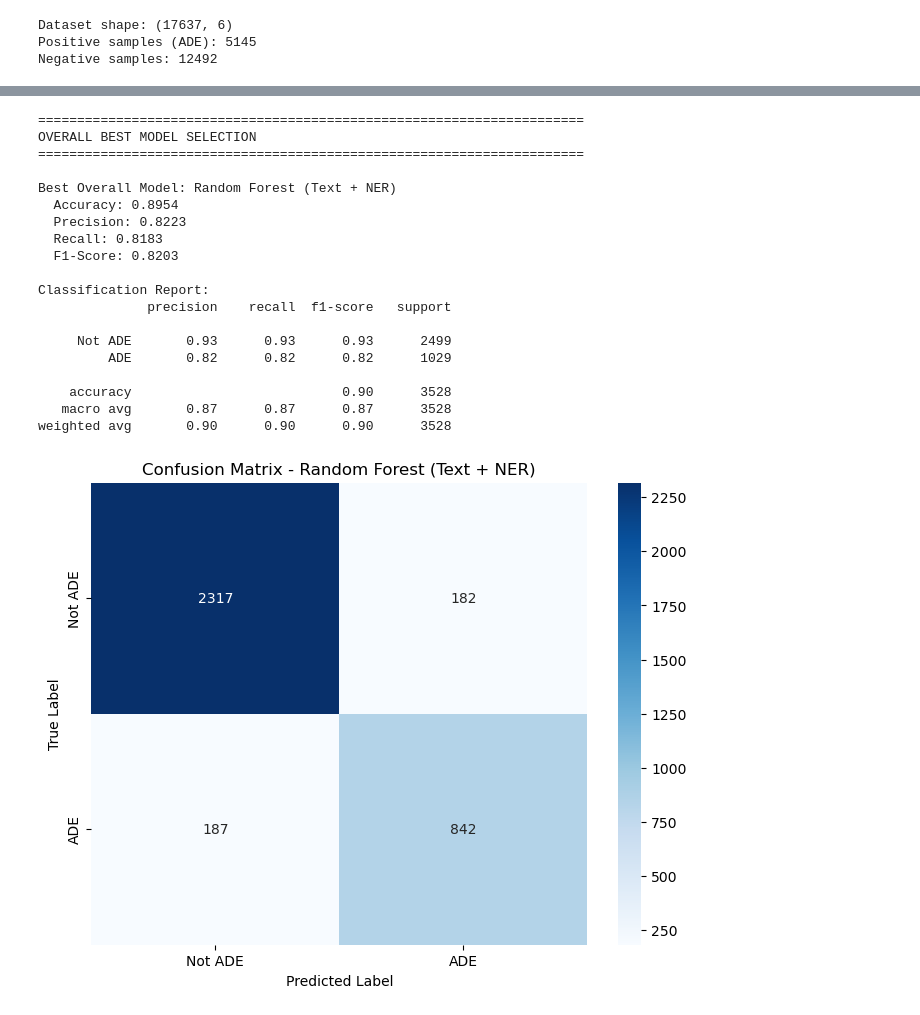
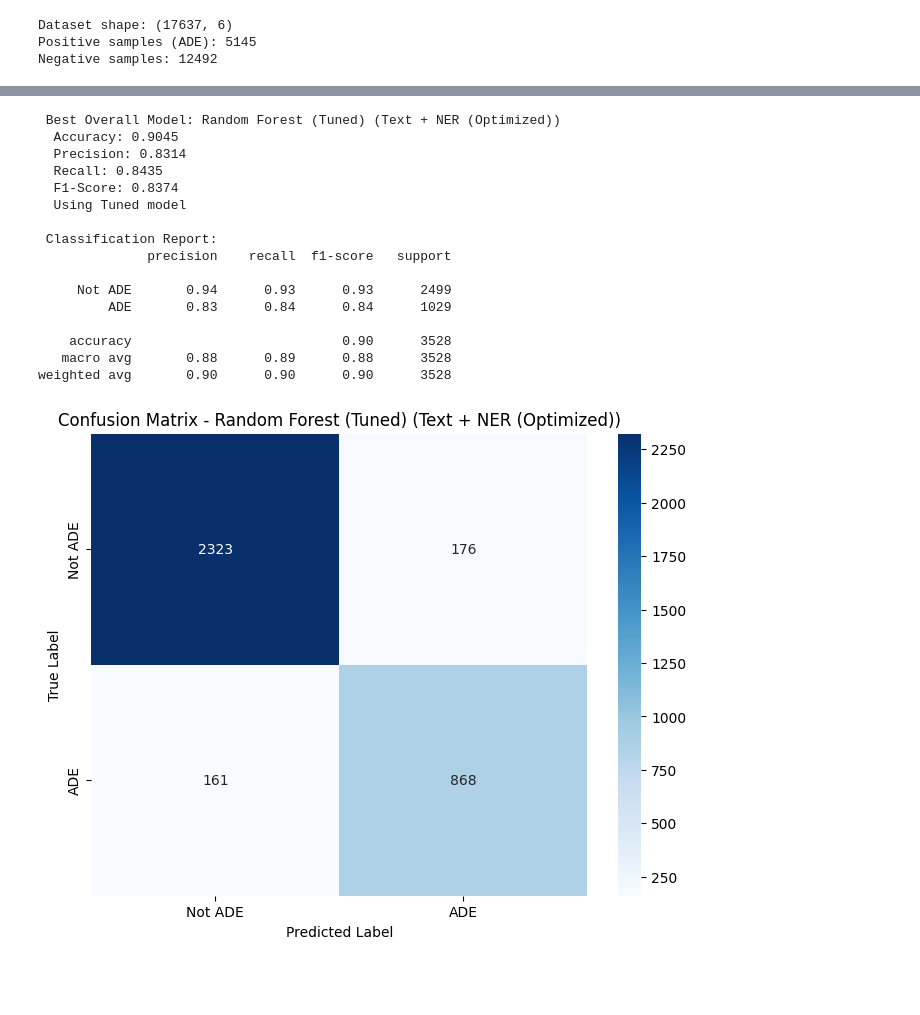
Before and after one commit to lucas-penney/pharmacovigilance_text_analytics, a Jupyter notebook: pharmacovigilance.ipynb, the cells around one changed output, grey strips where cells are left out. Saved outputs shown, nothing was run; the diff lists cells and outputs as text; code cells hidden in the pictures; blank space fills up the shorter version.

```diff
--- a/pharmacovigilance.ipynb
+++ b/pharmacovigilance.ipynb
@@ -263,8 +261,8 @@ print(f"Test samples: {len(X_test_text)}")
 # Define baseline models
 baseline_models = {
     'Naive Bayes': GaussianNB(),  # Using Gaussian NB for continuous TF-IDF features
-    'Logistic Regression': LogisticRegression(max_iter=1000, random_state=42),
-    'Random Forest': RandomForestClassifier(n_estimators=100, random_state=42),
+    'Logistic Regression': LogisticRegression(max_iter=1000, random_state=42, class_weight='balanced'),
+    'Random Forest': RandomForestClassifier(n_estimators=100, random_state=42, class_weight='balanced'),
     'KNN': KNeighborsClassifier(n_neighbors=5),
     'SVM': SVC(kernel='linear', random_state=42, probability=True)
 }
@@ -368,8 +368,8 @@ class CombinedFeaturesTransformer(BaseEstimator, TransformerMixin):
 # Create pipeline with combined features
 combined_models = {
     'Naive Bayes (NER)': GaussianNB(),
-    'Logistic Regression (NER)': LogisticRegression(max_iter=1000, random_state=42),
-    'Random Forest (NER)': RandomForestClassifier(n_estimators=100, random_state=42),
+    'Logistic Regression (NER)': LogisticRegression(max_iter=1000, random_state=42, class_weight='balanced'),
+    'Random Forest (NER)': RandomForestClassifier(n_estimators=100, random_state=42, class_weight='balanced'),
     'KNN (NER)': KNeighborsClassifier(n_neighbors=5),
     'SVM (NER)': SVC(kernel='linear', random_state=42, probability=True)
 }
@@ -616,74 +920,79 @@ Text Only (TF-IDF)   0.8115  0.0828    0.7778  0.1696  0.6301  0.2370  0.6491
 # %%
-# Select overall best model based on F1-score across all types
-print("\n" + "="*70)
-print("OVERALL BEST MODEL SELECTION")
-print("="*70)
-
+# OVERALL BEST MODEL SELECTION
 best_idx = comparison_df['F1'].idxmax()
 best_row = comparison_df.loc[best_idx]
 best_feature_type = best_row['Type']
 
-print(f"\nBest Overall Model: {best_row['Model']} ({best_feature_type})")
+print(f"\n Best Overall Model: {best_row['Model']} ({best_feature_type})")
 print(f"  Accuracy: {best_row['Accuracy']:.4f}")
 print(f"  Precision: {best_row['Precision']:.4f}")
 print(f"  Recall: {best_row['Recall']:.4f}")
 print(f"  F1-Score: {best_row['F1']:.4f}")
 
-# Get the actual model and data based on feature type
+# Get the actual model based on type
 if best_feature_type == 'Text Only (TF-IDF)':
     best_model = baseline_results[best_row['Model']]['model']
     X_test_eval = X_test_tfidf
     if isinstance(best_model, GaussianNB):
         X_test_eval = X_test_tfidf.toarray()
-    y_pred = best_model.predict(X_test_eval)
-    y_pred_proba = best_model.predict_proba(X_test_eval)[:, 1]
+
 elif best_feature_type == 'Text + NER':
     model_name = best_row['Model'] + ' (NER)'
     best_model = combined_results[model_name]['model']
     X_test_eval = X_test_combined
-    y_pred = best_model.predict(X_test_eval)
-    y_pred_proba = best_model.predict_proba(X_test_eval)[:, 1]
-else:  # NER Only
+
+elif best_feature_type == 'NER Only':
     model_name = best_row['Model'] + ' (NER)'
     best_model = ner_only_results[model_name]['model']
     X_test_eval = X_test_ner_scaled
-    y_pred = best_model.predict(X_test_eval)
-    y_pred_proba = best_model.predict_proba(X_test_eval)[:, 1]
 
-print("\nClassification Report:")
+elif best_feature_type == 'Text + NER (Optimized)':
+    # These are our tuned/bigram models - access them directly
+    if 'Bigrams' in best_row['Model']:
+        best_model = bigram_pipeline
+        print("  Using Bigram model")
+    elif 'Tuned' in best_row['Model']:
+        best_model = best_tuned_rf
+        print("  Using Tuned model")
+    else:
+        best_model = bigram_pipeline  # default to bigram
+    X_test_eval = X_test_combined
+
+# Generate predictions
+y_pred = best_model.predict(X_test_eval)
+y_pred_proba = best_model.predict_proba(X_test_eval)[:, 1]
+
+print("\n Classification Report:")
 print(classification_report(y_test, y_pred, target_names=['Not ADE', 'ADE']))
 
 # Confusion matrix
 cm = confusion_matrix(y_test, y_pred)
 plt.figure(figsize=(8, 6))
 sns.heatmap(cm, annot=True, fmt='d', cmap='Blues',
             xticklabels=['Not ADE', 'ADE'],
             yticklabels=['Not ADE', 'ADE'])
 plt.title(f'Confusion Matrix - {best_row["Model"]} ({best_feature_type})')
 plt.ylabel('True Label')
 plt.xlabel('Predicted Label')
 plt.show()
 # %% [output]
-======================================================================
-OVERALL BEST MODEL SELECTION
-======================================================================
+ Best Overall Model: Random Forest (Tuned) (Text + NER (Optimized))
+  Accuracy: 0.9045
+  Precision: 0.8314
+  Recall: 0.8435
+  F1-Score: 0.8374
+  Using Tuned model
 
-Best Overall Model: Random Forest (Text + NER)
-  Accuracy: 0.8954
-  Precision: 0.8223
-  Recall: 0.8183
-  F1-Score: 0.8203
-
-Classification Report:
+ Classification Report:
               precision    recall  f1-score   support
 
-     Not ADE       0.93      0.93      0.93      2499
-         ADE       0.82      0.82      0.82      1029
+     Not ADE       0.94      0.93      0.93      2499
+         ADE       0.83      0.84      0.84      1029
 
     accuracy                           0.90      3528
-   macro avg       0.87      0.87      0.87      3528
+   macro avg       0.88      0.89      0.88      3528
 weighted avg       0.90      0.90      0.90      3528
-[figure, old version]
+[figure, new version]
 # %%
 # Precision-Recall Curve
 from sklearn.metrics import precision_recall_curve, average_precision_score
```
Also changed, not shown: parts of 15 cells of this notebook.
